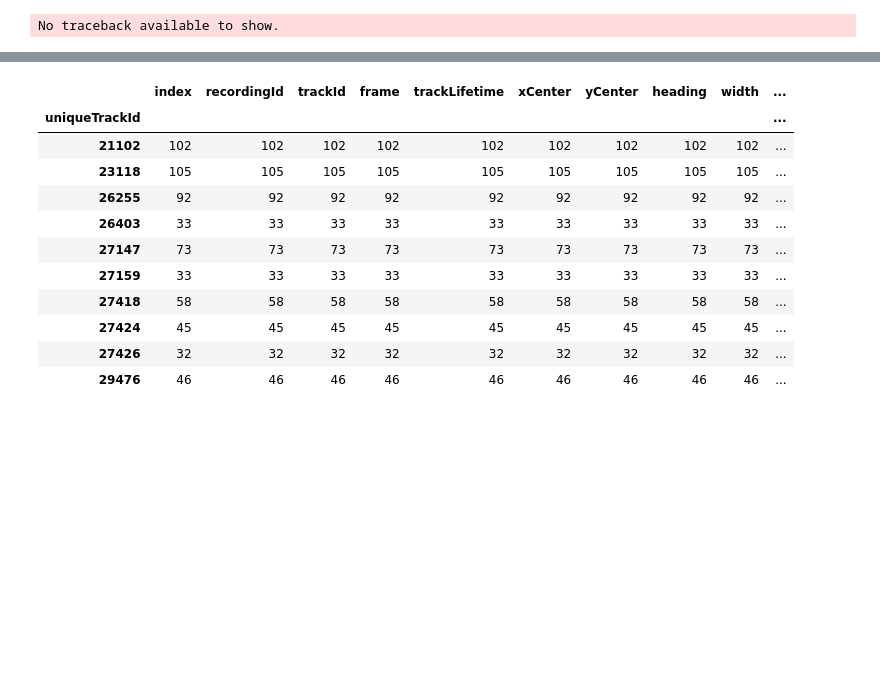
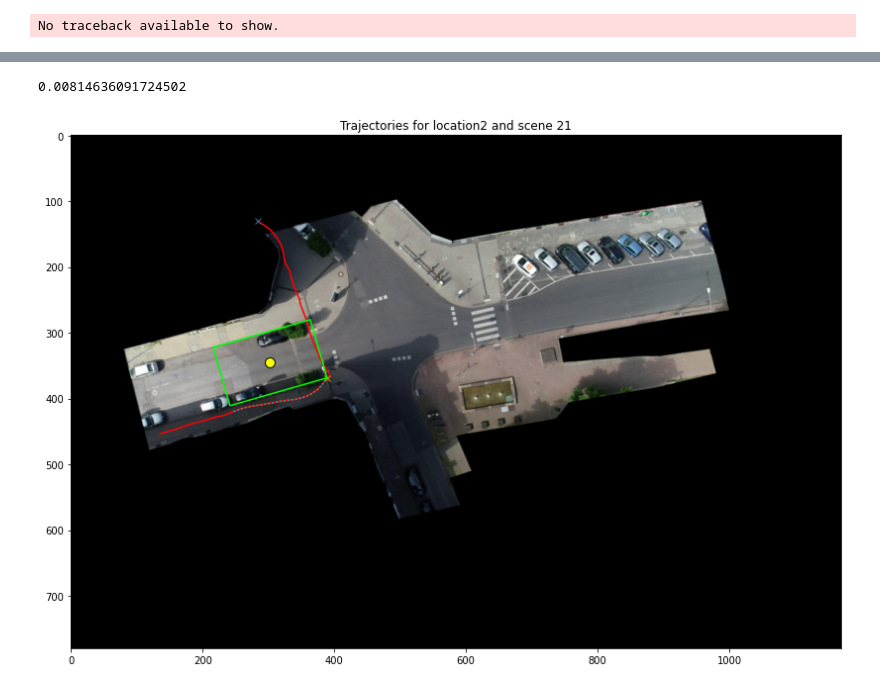
Before and after one commit to ika-rwth-aachen/drone-dataset-tools, a Jupyter notebook: src/notebooks/debug.ipynb, the cells around one changed output, grey strips where cells are left out. Cells and saved outputs as stored; diff of their text form; code cells hidden in the pictures; blank space fills up the shorter version.

```diff
--- a/src/notebooks/debug.ipynb
+++ b/src/notebooks/debug.ipynb
@@ -43,3 +33,15 @@ INFO:root:Downsampling recording 29 from 25.0 to 2.5
 # %%
-pedData = loc2data.getSceneCrossingDf(11, 5.0, 5.0)
+sceneId = 21
+sceneConfig = {
+      "centerXPixel": 302.5,
+      "centerYPixel": 345.5,
+      "centerX": 29.57,
+      "centerY": -33.77,
+      "angle": 16.0,
+      "roadWidth": 9.0,
+      "boxWidth": 15.0
+    }
+boxWidth = sceneConfig["boxWidth"]
+roadWidth = sceneConfig["roadWidth"]
+pedData = loc2data.getSceneCrossingDf(sceneId, boxWidth, roadWidth)
 pedData.groupby(["uniqueTrackId"]).count()
@@ -46,24 +56,18 @@ pedData.groupby(["uniqueTrackId"]).count()
 # %%
-otherData = loc2data.getSceneOtherDf(11)
+otherData = loc2data.getSceneOtherDf(sceneId)
 # %%
 from extractors.SceneData import SceneData
 sceneData = SceneData(
     2,
-    0.012699935,
-    11,
-    {
-      "centerXPixel": 688.5,
-      "centerYPixel": 273.5,
-      "centerX": 67.30,
-      "centerY": -26.74,
-      "angle": 12.17,
-      "roadWidth": 5.0,
-      "boxWidth": 5.0
-    },
-    5.0,
-    5.0,
+    0.00814636091724502,
+    sceneId,
+    sceneConfig,
+    boxWidth,
+    roadWidth,
     pedData=pedData,
     otherData=otherData,
     backgroundImagePath="G:AV datasets/inD-dataset-v1.0/data/18_background.png"
 )
+
+sceneData.buildLocalInformation()
 # %% [output]
@@ -115,16 +102,18 @@ pedData[pedData["uniqueTrackId"]==21102]
 # %%
 
-pedData.groupby(["uniqueTrackId"]).count()
+# pedData.groupby(["uniqueTrackId"]).count()
-# %% [output]
-|  | index | recordingId | trackId | frame | trackLifetime | xCenter | yCenter | heading | width | ... |
-| uniqueTrackId |  |  |  |  |  |  |  |  |  | ... |
-| 21102 | 102 | 102 | 102 | 102 | 102 | 102 | 102 | 102 | 102 | ... |
-| 23118 | 105 | 105 | 105 | 105 | 105 | 105 | 105 | 105 | 105 | ... |
-| 26255 | 92 | 92 | 92 | 92 | 92 | 92 | 92 | 92 | 92 | ... |
-| 26403 | 33 | 33 | 33 | 33 | 33 | 33 | 33 | 33 | 33 | ... |
-| 27147 | 73 | 73 | 73 | 73 | 73 | 73 | 73 | 73 | 73 | ... |
-| 27159 | 33 | 33 | 33 | 33 | 33 | 33 | 33 | 33 | 33 | ... |
-| 27418 | 58 | 58 | 58 | 58 | 58 | 58 | 58 | 58 | 58 | ... |
-| 27424 | 45 | 45 | 45 | 45 | 45 | 45 | 45 | 45 | 45 | ... |
-| 27426 | 32 | 32 | 32 | 32 | 32 | 32 | 32 | 32 | 32 | ... |
-| 29476 | 46 | 46 | 46 | 46 | 46 | 46 | 46 | 46 | 46 | ... |
+# %%
+from tools.TrajectoryUtils import TrajectoryUtils
+from tools.TrajectoryVisualizer import TrajectoryVisualizer
+import matplotlib.pyplot as plt
+import numpy as np
+visualizer = TrajectoryVisualizer(loader)
+# %%
+sceneData.sceneConfig
+sceneData.orthoPxToMeter
+# %% [output]
+0.00814636091724502
+# %%
+visualizer.showLocationSceneData(sceneData, onlyClipped=False, showLocal=False, showOthers=False, ids=[25117])
+# %% [output]
+[figure, added]
```
Also changed, not shown: parts of 6 cells of this notebook, 8 other files.
